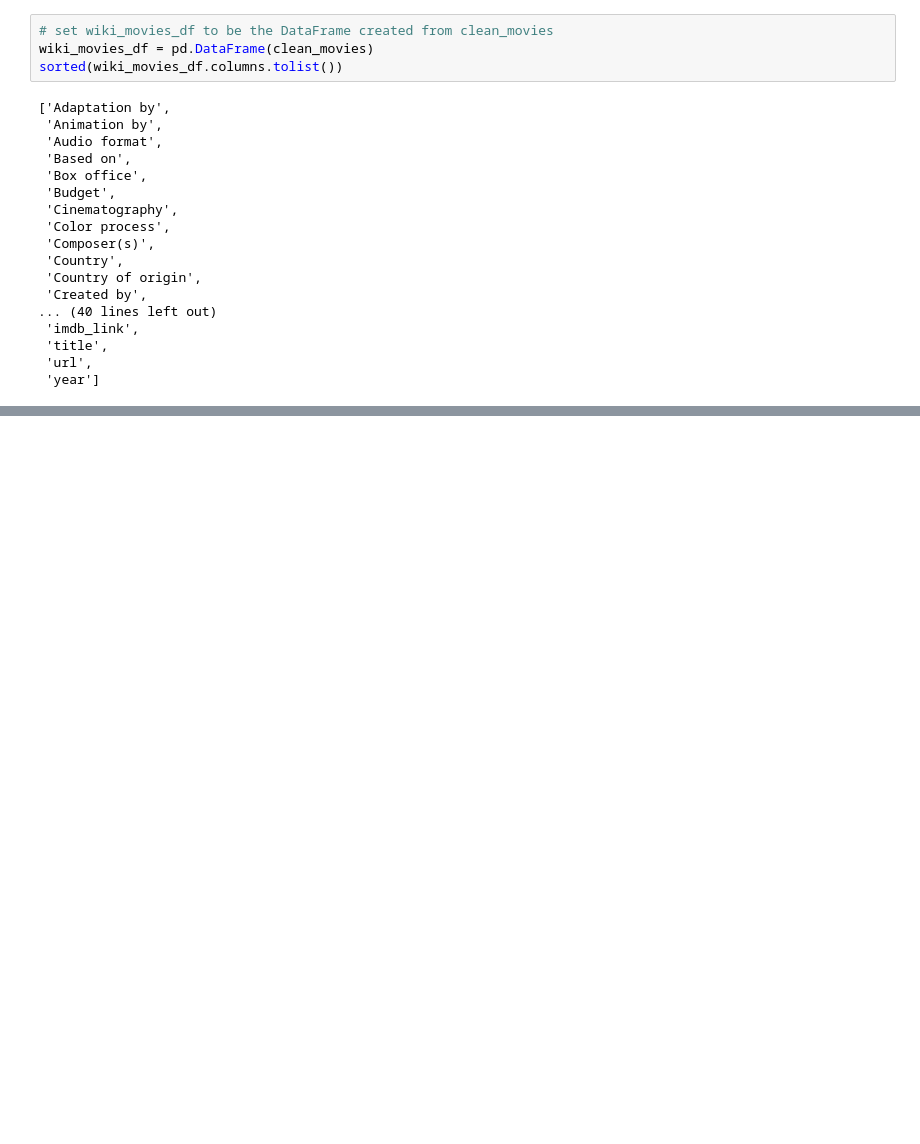
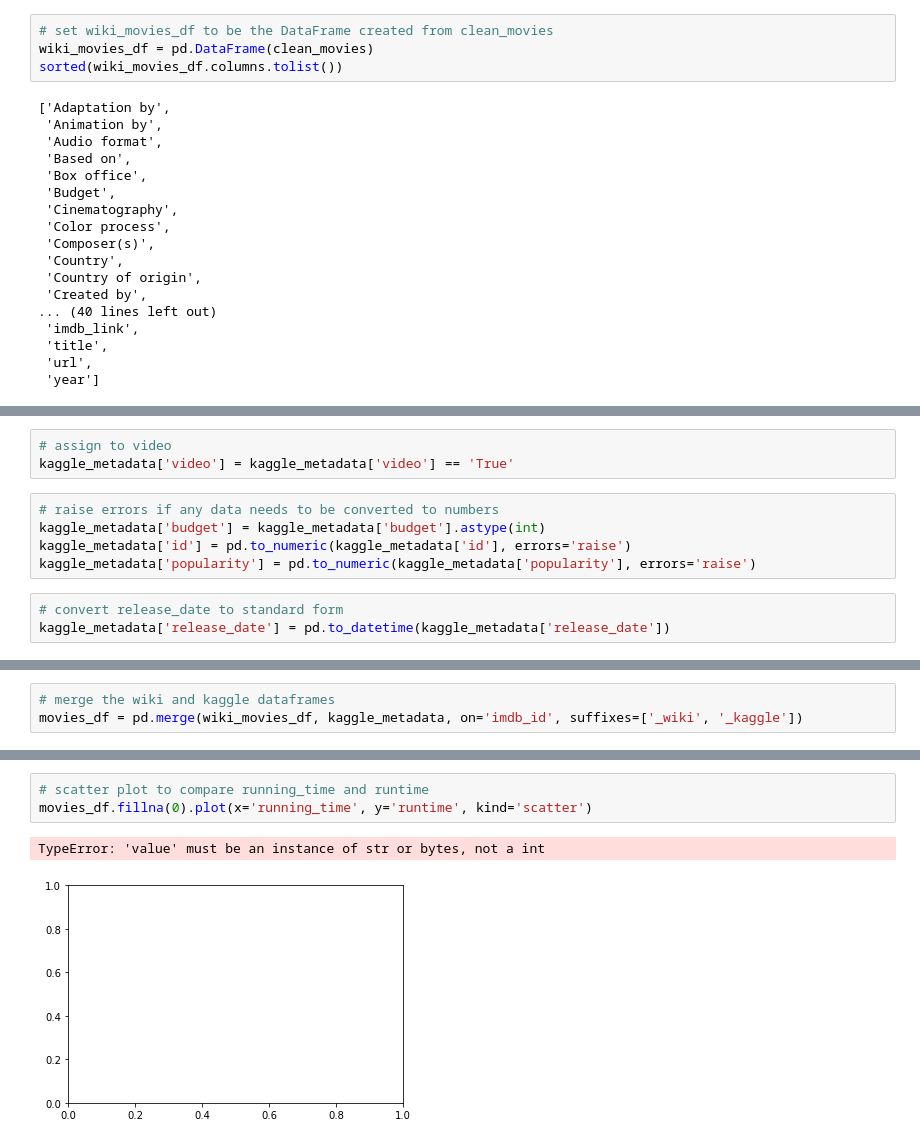
Before and after one commit to kbowling74/Movies-ETL, a Jupyter notebook: Cleaning_movie_data2.ipynb, the cells around one changed output, grey strips where cells are left out. Saved outputs shown, nothing was run; the diff lists cells and outputs as text; blank space fills up the shorter version.

```diff
--- a/Cleaning_movie_data.ipynb
+++ b/Cleaning_movie_data2.ipynb
@@ -266,0 +833,11 @@ sorted(wiki_movies_df.columns.tolist())
+# %%
+# assign to video
+kaggle_metadata['video'] = kaggle_metadata['video'] == 'True'
+# %%
+# raise errors if any data needs to be converted to numbers
+kaggle_metadata['budget'] = kaggle_metadata['budget'].astype(int)
+kaggle_metadata['id'] = pd.to_numeric(kaggle_metadata['id'], errors='raise')
+kaggle_metadata['popularity'] = pd.to_numeric(kaggle_metadata['popularity'], errors='raise')
+# %%
+# convert release_date to standard form
+kaggle_metadata['release_date'] = pd.to_datetime(kaggle_metadata['release_date'])
@@ -266,0 +886,3 @@ sorted(wiki_movies_df.columns.tolist())
+# %%
+# merge the wiki and kaggle dataframes
+movies_df = pd.merge(wiki_movies_df, kaggle_metadata, on='imdb_id', suffixes=['_wiki', '_kaggle'])
@@ -266,0 +965,6 @@ sorted(wiki_movies_df.columns.tolist())
+# %%
+# scatter plot to compare running_time and runtime
+movies_df.fillna(0).plot(x='running_time', y='runtime', kind='scatter')
+# %% [output]
+TypeError: 'value' must be an instance of str or bytes, not a int
+[figure, added]
```
Also changed, not shown: parts of 81 cells of this notebook.
